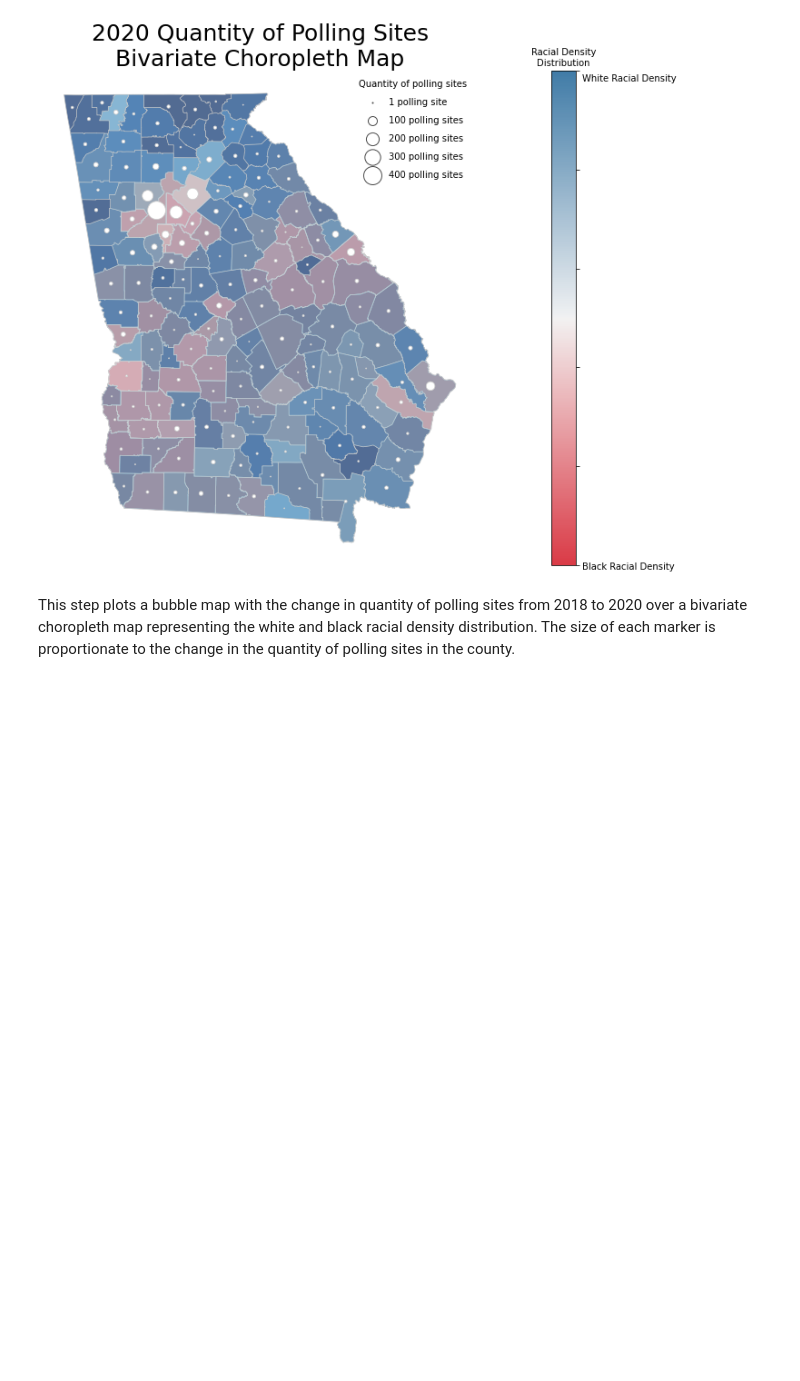
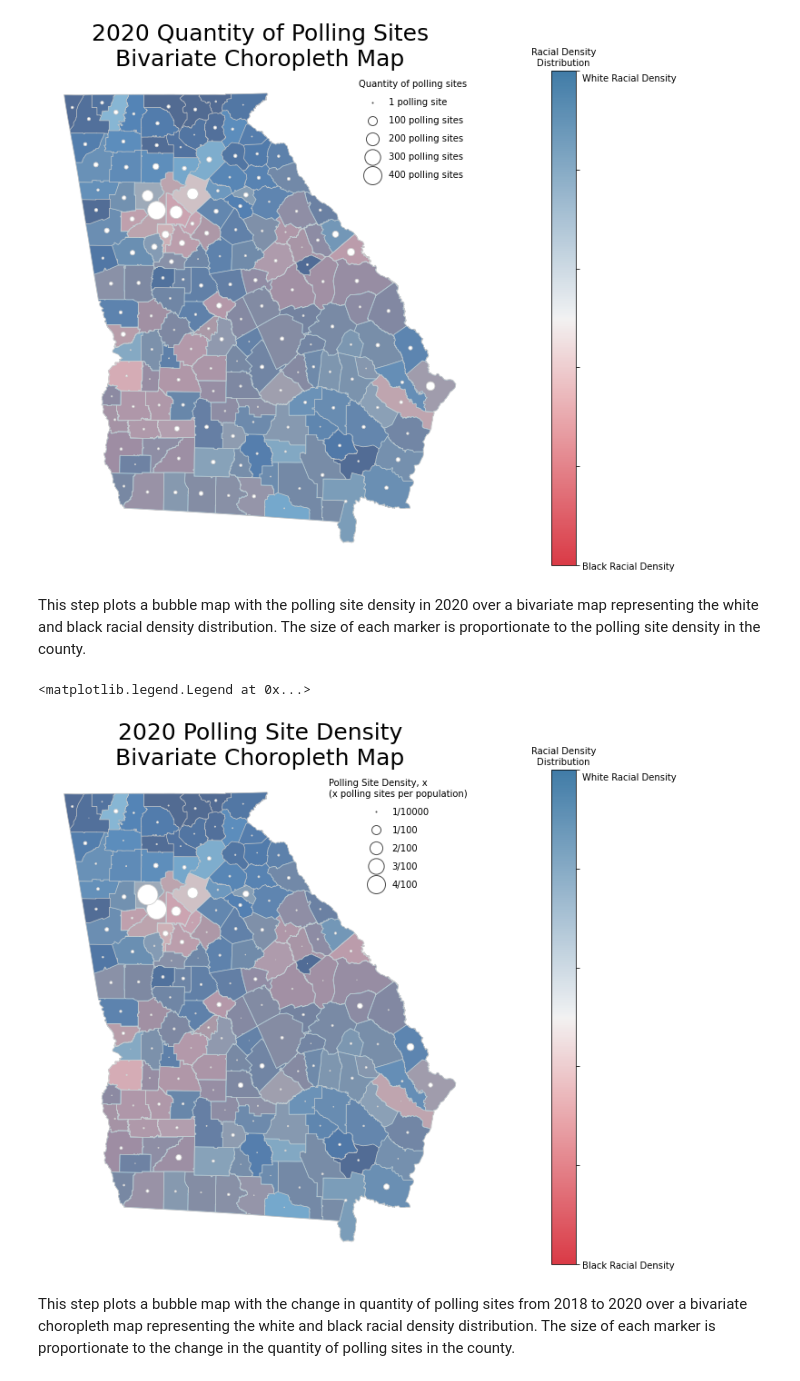
Before and after one commit to zzoeys/freecakefridays, a Jupyter notebook: Placing_of_Polling_Sites_Maps.ipynb, the cells around one changed output. Cells and saved outputs as stored; diff of their text form; code cells hidden in the pictures; blank space fills up the shorter version.

```diff
--- a/Placing_of_Polling_Sites_Maps.ipynb
+++ b/Placing_of_Polling_Sites_Maps.ipynb
@@ -168,6 +174,6 @@ This step merges the prepared polling dataframe on the geodataframe on the 'Coun
 # %%
 polling_geo=county_geo.merge(polling, how='left', left_on="NAME", right_on="County")
 
-polling_geo = polling_geo[['NAME', '2016 Quantity', '2018 Quantity', '2020 Quantity', 'Delta 18-20', 'Delta 16-18', 'Delta 16-20', 'geometry']]
+polling_geo = polling_geo[['NAME', '2016 Quantity', '2018 Quantity', '2020 Quantity', 'Delta 18-20', 'Delta 16-18', 'Delta 16-20', '2020 Polling Site Density', 'geometry']]
 polling_geo
 # %% [output]
@@ -189,7 +195,7 @@ This step merges the racial density dataframe on the previous 'polling_geo' data
 # %%
 complete = polling_geo.merge(merged, how='left', left_on='NAME', right_on='NAME')
 complete = complete[['NAME', '2016 Quantity', '2018 Quantity', '2020 Quantity', 'Delta 18-20', 'Delta 16-18', 'Delta 16-20',
-                     'Population Density:Hispanic', 'Population Density: White', 'Population Density: Black',
+                     '2020 Polling Site Density', 'Population Density:Hispanic', 'Population Density: White', 'Population Density: Black',
                      'Population Density: Asian', 'Population Density: Mixed', 'Population Density: Others', 'geometry']]
 complete
 # %% [output]
@@ -283,0 +292,4 @@ See the caveats in the documentation: https://pandas.pydata.org/pandas-docs/stab
+# %%
+density = bubble[['NAME', '2020 Polling Site Density', 'geometry']]
+density['marker'] = density['2020 Polling Site Density']*10000
+density.head()
@@ -354,6 +378,30 @@ plt.legend(scatterpoints=1, frameon=False, labelspacing=1, title='Quantity of po
 # %% [output]
 <matplotlib.legend.Legend at 0x...>
 [figure]
+# %% [markdown]
+This step plots a bubble map with the polling site density in 2020 over a bivariate map representing the white and black racial density distribution. The size of each marker is proportionate to the polling site density in the county.
+# %%
+fig, ax = plt.subplots(1, figsize=(30, 10))
+ax.axis('off')
+ax.set_title('2020 Polling Site Density\nBivariate Choropleth Map', fontdict={'fontsize': '25', 'fontweight' : '3'})
+sm = plt.cm.ScalarMappable(cmap=redblue)
+colorbar=fig.colorbar(sm)
+colorbar.ax.set_title('Racial Density\nDistribution',fontsize=10)
+colorbar.ax.set_yticklabels(['Black Racial Density', '', '', '', '', '\nWhite Racial Density'])
+
+complete.plot(column='Population Density: Black', cmap='Reds', linewidth=0.8, ax=ax, edgecolor='0.8', alpha=1)
+complete.plot(column='Population Density: White', cmap='Blues', linewidth=0.8, ax=ax, edgecolor='0.8', alpha=0.7)
+density.plot(column='Polling Site Density', marker='o', color='white', markersize='marker', linewidth=0.8, ax=ax, edgecolor='0.8')
+
+plt.scatter([], [], color='white', edgecolor='0.3', s=1, alpha=1, label='1/10000')
+plt.scatter([], [], color='white', edgecolor='0.3', s=100, alpha=1, label='1/100')
+plt.scatter([], [], color='white', edgecolor='0.3', s=200, alpha=1, label='2/100')
+plt.scatter([], [], color='white', edgecolor='0.3', s=300, alpha=1, label='3/100')
+plt.scatter([], [], color='white', edgecolor='0.3', s=400, alpha=1, label='4/100')
+plt.legend(scatterpoints=1, frameon=False, labelspacing=1, title='Polling Site Density, x\n(x polling sites per population)')
+# %% [output]
+<matplotlib.legend.Legend at 0x...>
+[figure, added]
 # %% [markdown]
 This step plots a bubble map with the change in quantity of polling sites from 2018 to 2020 over a bivariate choropleth map representing the white and black racial density distribution. The size of each marker is proportionate to the change in the quantity of polling sites in the county.
 # %%
```
Also changed, not shown: parts of 9 cells of this notebook.
